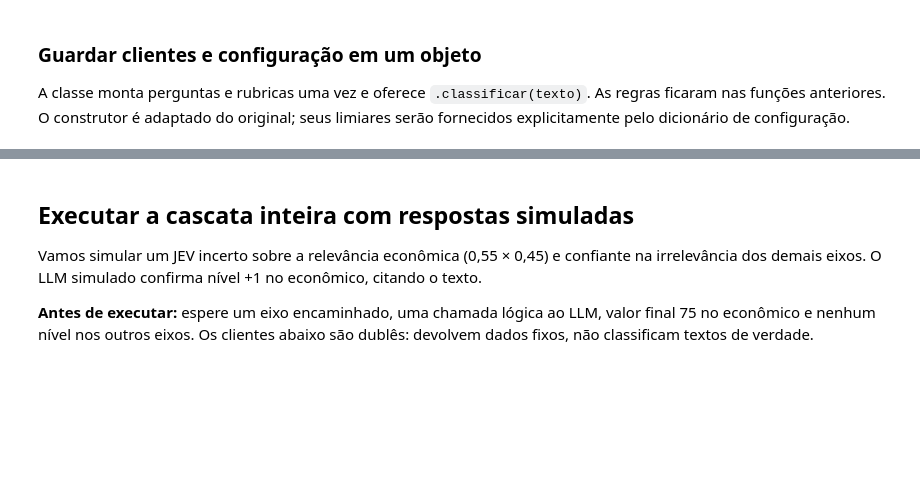
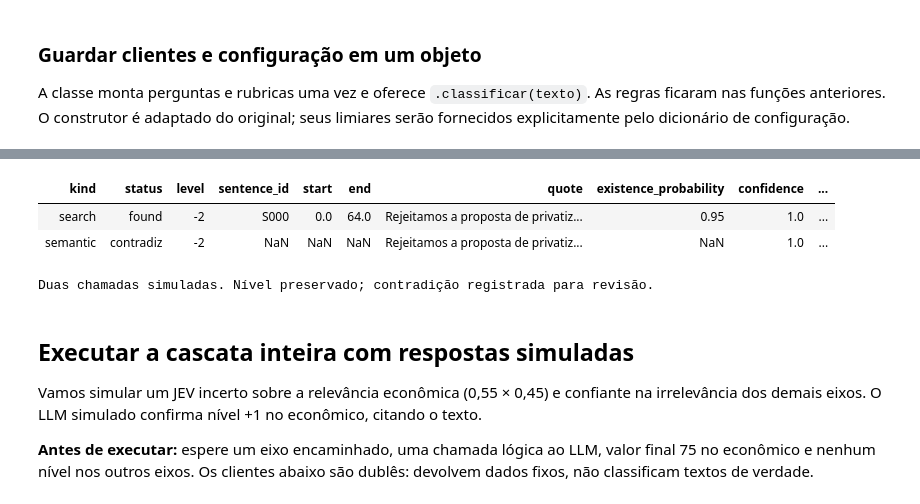
Before and after one commit to micaelol12/TCC, a Jupyter notebook: Pipeline - Passo a Passo.ipynb, the cells around one changed output, grey strips where cells are left out. Saved outputs shown, nothing was run; the diff lists cells and outputs as text; code cells hidden in the pictures; blank space fills up the shorter version.

```diff
--- a/Pipeline - Passo a Passo.ipynb
+++ b/Pipeline - Passo a Passo.ipynb
@@ -1563,3 +1637,34 @@ class CascataJevLLM2Polos:
+# %%
+class JevEvidenciasSimulado:
+    async def system_one(self, *, state, questions, **kwargs):
+        respostas = {}
+        for nome, pergunta in questions.items():
+            if nome.endswith("_exists"):
+                respostas[nome] = {"noul": 0.95}
+            else:
+                chaves = list(pergunta.criteria)
+                escolha = "S000" if nome.endswith("_where") else "contradiz"
+                respostas[nome] = {"choice": escolha, "confidence": 1.0,
+                    "probabilities": {chave: float(chave == escolha) for chave in chaves}}
+        return {"answers": respostas, "model": "JEV SIMULADO"}
+
+texto_auditoria_demo = "Rejeitamos a proposta de privatizar todos os hospitais públicos."
+decisoes_auditoria_demo = {"economic": {"relevante": True, "nivel": -2, "method": "jev", "quote": None}}
+auditoria_demo, chamadas_demo, _ = await _evidencias_lab.audit_evidence(
+    texto_auditoria_demo, decisoes_auditoria_demo, JevEvidenciasSimulado(),
+    {"economic": criar_rubrica_polaridade_ordinal("economic")}, _score_evidencia_confere,
+    semantic_check=True, quote_search=True, existence_min=0.70)
+assert auditoria_demo["economic"]["nivel"] == decisoes_auditoria_demo["economic"]["nivel"]
+assert auditoria_demo["economic"]["quote"] == texto_auditoria_demo
+assert auditoria_demo["economic"]["evidence_audit"][-1]["status"] == "contradiz"
+assert chamadas_demo == 2
+display(pd.DataFrame(auditoria_demo["economic"]["evidence_audit"]))
+print("Duas chamadas simuladas. Nível preservado; contradição registrada para revisão.")
+# %% [output]
+| kind | status | level | sentence_id | start | end | quote | existence_probability | confidence | ... |
+| search | found | -2 | S000 | 0.0 | 64.0 | Rejeitamos a proposta de privatiz... | 0.95 | 1.0 | ... |
+| semantic | contradiz | -2 | NaN | NaN | NaN | Rejeitamos a proposta de privatiz... | NaN | 1.0 | ... |
+Duas chamadas simuladas. Nível preservado; contradição registrada para revisão.
 # %% [markdown]
 ## Executar a cascata inteira com respostas simuladas
 
```
Also changed, not shown: parts of 9 cells of this notebook, 22 other files.
